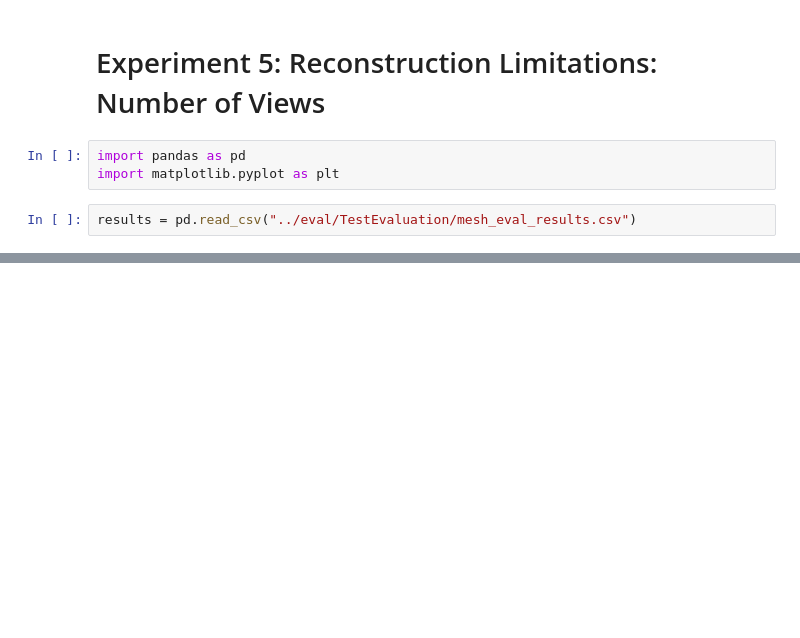
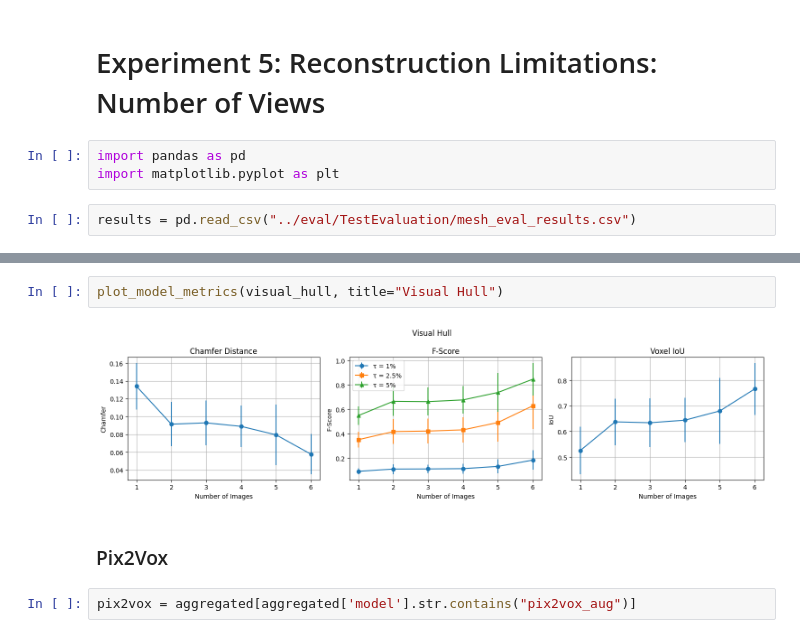
Before and after one commit to etiiiR/Bachelor-Thesis, a Jupyter notebook: notebooks/exp_5_number_of_views.ipynb, the cells around one changed output, grey strips where cells are left out. Drawn from its saved outputs; the diff is of its cells as text; blank space fills up the shorter version.

Commit message:
added plotting code to exp5

```diff
--- a/notebooks/exp_5_number_of_views.ipynb
+++ b/notebooks/exp_5_number_of_views.ipynb
@@ -95,0 +165,8 @@ plt.show()
+# %%
+plot_model_metrics(visual_hull, title="Visual Hull")
+# %% [output]
+[figure, added]
+# %% [markdown]
+### Pix2Vox
+# %%
+pix2vox = aggregated[aggregated['model'].str.contains("pix2vox_aug")]
```
Also changed, not shown: parts of 12 cells of this notebook.
